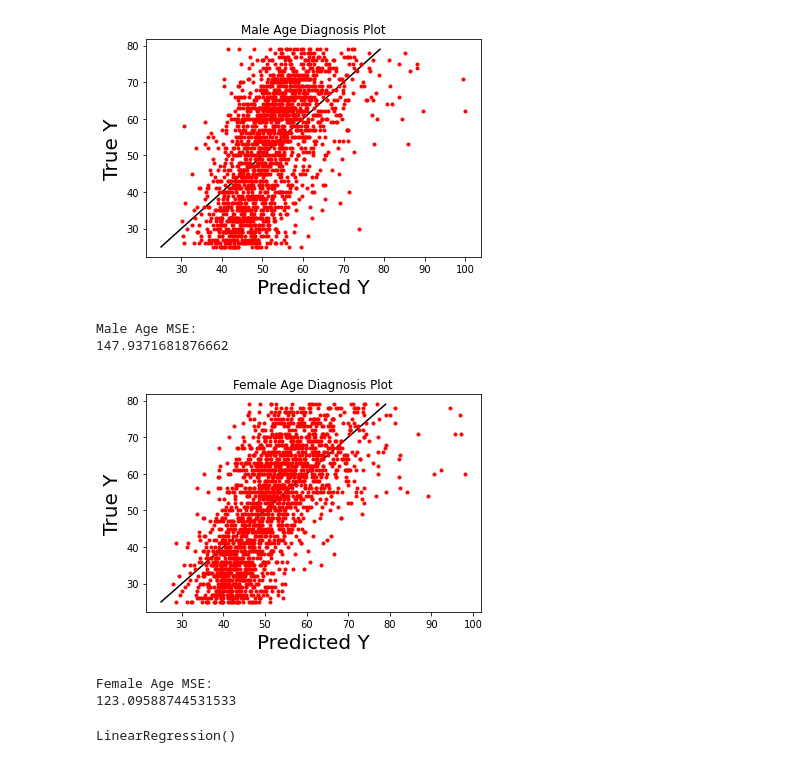
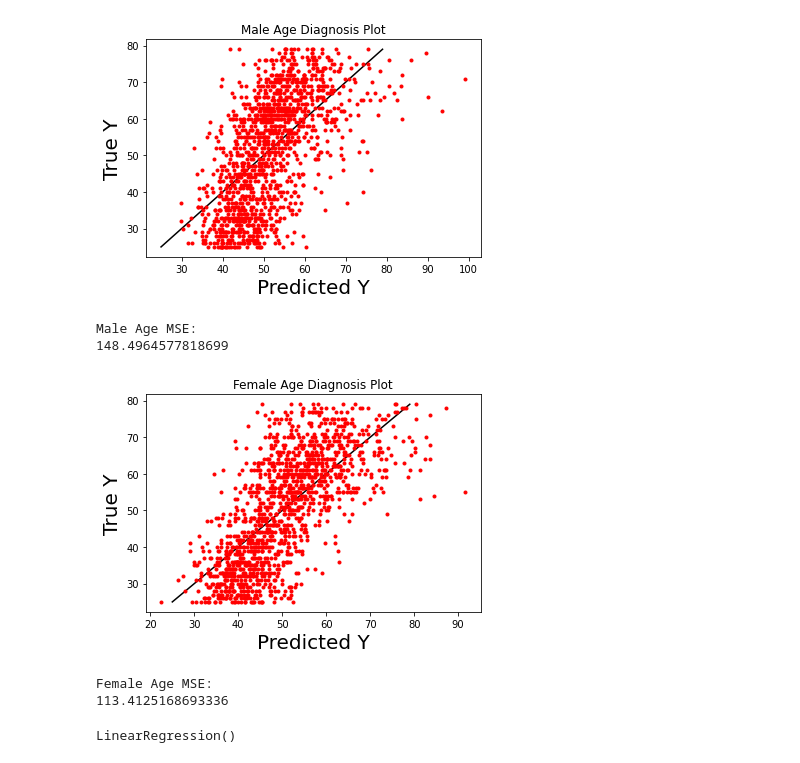
Before and after one commit to epenning/aging-biomarkers, a Jupyter notebook: regression.ipynb, the cells around one changed output. Drawn from its saved outputs; the diff is of its cells as text; code cells hidden in the pictures.

Commit message:
Fix regression to use correct Gender format

```diff
--- a/regression.ipynb
+++ b/regression.ipynb
@@ -25,38 +25,38 @@ def run_age_regression(df, regression_name):
     reg = LinearRegression()
     reg.fit(X, y)
 
     y_pred = reg.predict(X)
 
     # Diagnosis plot
     plt.plot([25, max(y)], [25, max(y)], 'k')
     plt.plot(reg.predict(X), y, '.r')
     plt.xlabel('Predicted Y', size = 20)
     plt.ylabel('True Y', size = 20)
     plt.title(regression_name + ' Diagnosis Plot')
     plt.show()
 
     # Calculate mean squared error
     mse = np.mean((y - y_pred)**2)
     print(regression_name + ' MSE:')
     print(mse)
 
     return reg
 
 # Exclude below 25
 nhanes = nhanes[nhanes['Age'] >= 25]
 
 # Gender is a factor: 1 = Male, 2 = Female
-nhanes_male = nhanes[nhanes['Gender'] == 1]
-nhanes_female = nhanes[nhanes['Gender'] == 2]
+nhanes_male = nhanes[nhanes['Gender'] == 'Male']
+nhanes_female = nhanes[nhanes['Gender'] == 'Female']
 
 run_age_regression(nhanes_male, 'Male Age')
 
 run_age_regression(nhanes_female, 'Female Age')
 # %% [output]
-[figure, old version]
+[figure, new version]
 Male Age MSE:
-147.9371681876662
+148.4964577818699
-[figure, old version]
+[figure, new version]
 Female Age MSE:
-123.09588744531533
+113.4125168693336
 LinearRegression()
```
Also changed, not shown: parts of 1 cell of this notebook.
